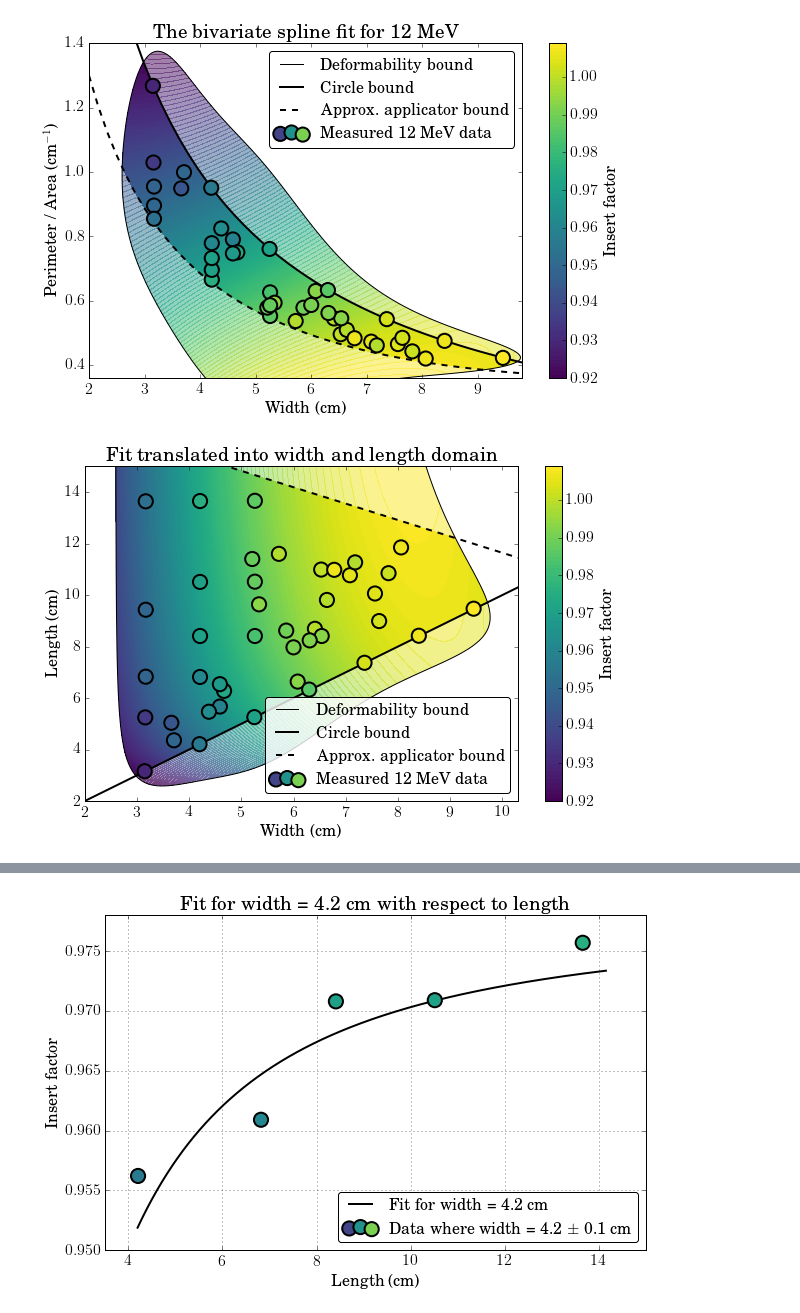
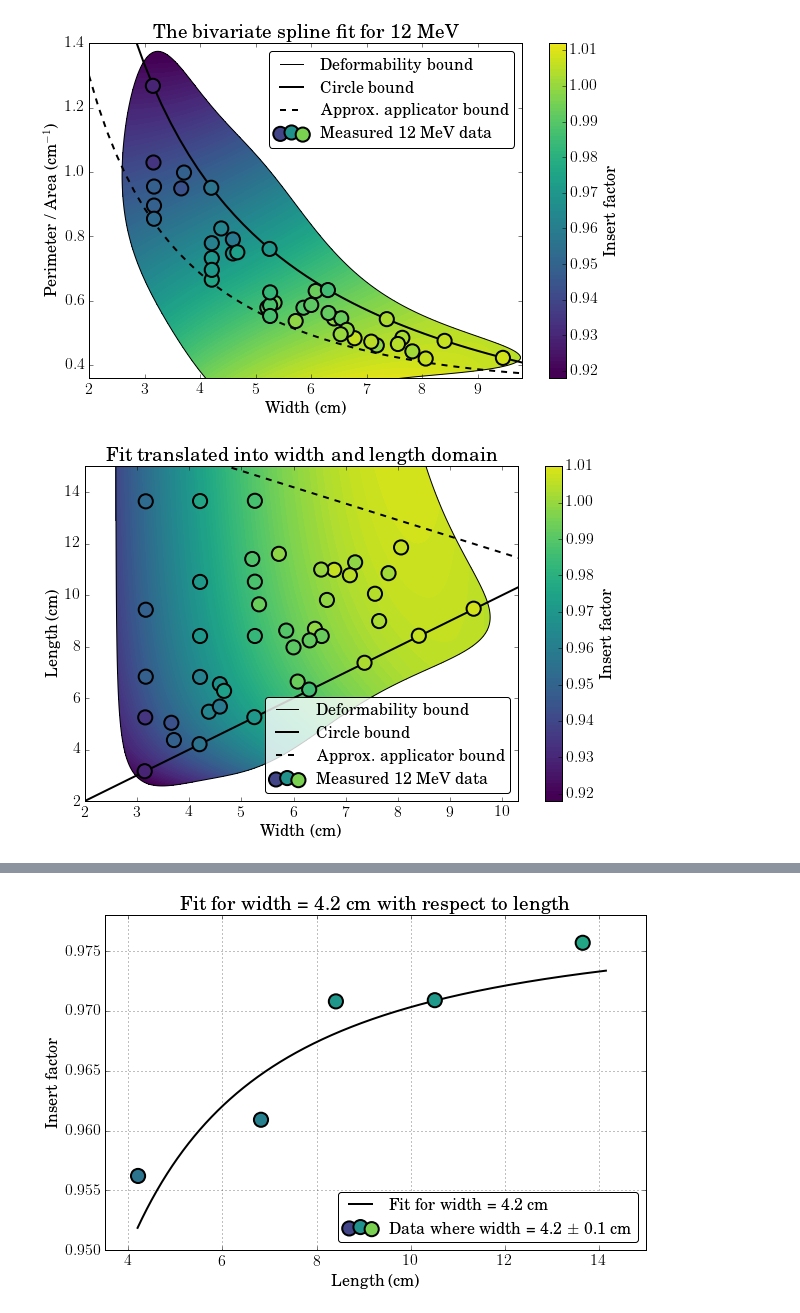
Before and after one commit to SimonBiggs/electronfactors, a Jupyter notebook: examples/Results -- Contour plots of model.ipynb, the cells around one changed output, grey strips where cells are left out. Drawn from its saved outputs; the diff is of its cells as text; code cells hidden in the pictures.

Commit message:
updated give outlier size and figures

```diff
--- a/examples/Results -- Contour plots of model.ipynb
+++ b/examples/Results -- Contour plots of model.ipynb
@@ -62,21 +62,23 @@ mesh_max_length = 4 * mesh_max_area / (np.pi * xx)
 
 minimum_rqPonA = to_eqPonA(xx, mesh_max_length)
 
-full_colour = (
-    (give_contour < 0.5) &
-    (yy < maximum_eqPonA) &
-    (yy > minimum_rqPonA))
+# full_colour = (
+#     (give_contour < 0.5) &
+#     (yy < maximum_eqPonA) &
+#     (yy > minimum_rqPonA))
 
-transperant = give_contour < 0.5
+# transperant = give_contour < 0.5
+
+full_colour = give_contour < 0.5
 
 full_colour_zz = zz.copy()
 full_colour_zz[~full_colour] = np.nan
 
-transperant_zz = zz.copy()
-transperant_zz[~transperant] = np.nan
+# transperant_zz = zz.copy()
+# transperant_zz[~transperant] = np.nan
 # %%
 vmin = 0.92
-vmax = 1.009
+vmax = 1.015
 
 circle_bound_width = np.linspace(2, 10)
 circle_bound_eqPonA = to_eqPonA(circle_bound_width, circle_bound_width)
@@ -97,9 +99,9 @@ colourbar = plt.colorbar(
     c, ticks=np.arange(0.90, 1.1, 0.01),
     label=r'Insert factor')
 
-c = plt.contourf(
-    xx, yy, transperant_zz, 100, alpha=0.5,
-    cmap=green_cm, vmin=vmin, vmax=vmax)
+# c = plt.contourf(
+#     xx, yy, transperant_zz, 100, alpha=1, #alpha=0.5,
+#     cmap=green_cm, vmin=vmin, vmax=vmax)
 
 plt.scatter(
     width, eqPonA, s=200, lw=2,
@@ -107,34 +109,34 @@ plt.scatter(
     vmin=vmin, vmax=vmax,
     zorder=3)
 
 plt.scatter(
     [-1]*3, [-1]*3, s=200, lw=2,
     c=[green_cm(0.2), green_cm(0.5), green_cm(0.8)],
     zorder=3,
     label=r'Measured 12 MeV data')
 
 
 plt.contour(xx, yy, give_contour, levels=[0.5], colors='k')
 plt.plot(3, 0.4, 'k-', label=r'Deformability bound')
 
 plt.plot(
     circle_bound_width, circle_bound_eqPonA,
     'k', lw=2, label=r'Circle bound')
 plt.plot(
     max_eqPonA_width, max_eqPonA, 'k--',
     lw=2, label=r'Approx. applicator bound')
 
 plt.xlabel(r'Width (cm)')
 plt.ylabel(r'Perimeter / Area (cm$^{-1}$)')
 plt.title(r'The bivariate spline fit for 12 MeV')
 plt.xlim([2, 9.8])
 plt.ylim([0.36,1.4])
 
 plt.legend(fancybox=True)
 
 plt.savefig('figures/spline_fit_natural.png', bbox_inches='tight', dpi=300)
 # %% [output]
-[figure, old version]
+[figure, new version]
 # %%
 x = np.arange(2.5, 10, 0.01)
 y = np.arange(2.5, 18, 0.02)
@@ -168,6 +172,6 @@ transperant_width_length_zz[~transperant] = np.nan
 # %%
-vmin = 0.92
-vmax = 1.009
+# vmin = 0.92
+# vmax = 1.009
 
 circle_bound_width = np.linspace(2, 11)
 
@@ -185,8 +189,9 @@ colourbar = plt.colorbar(
     c, ticks=np.arange(0.90, 1.1, 0.01),
     label=r'Insert factor')
 
-c = plt.contourf(mesh_width, mesh_length, transperant_width_length_zz, 100,
-                 alpha=0.5, cmap=green_cm, vmin=vmin, vmax=vmax)
+# c = plt.contourf(mesh_width, mesh_length, transperant_width_length_zz, 100,
+#                  alpha=1, #alpha=0.5,
+#                  cmap=green_cm, vmin=vmin, vmax=vmax)
 
 plt.scatter(
     width, length, s=200, lw=2,
@@ -221,7 +226,7 @@ legend.get_frame().set_facecolor([1,1,1,0.8])
 
 plt.savefig('figures/spline_fit_transformed.png', bbox_inches='tight', dpi=300)
 # %% [output]
-[figure, old version]
+[figure, new version]
 # %%
 plt.figure(figsize=(6 * 1.618, 6))
 
```
Also changed, not shown: parts of 3 cells of this notebook, 24 other files.
